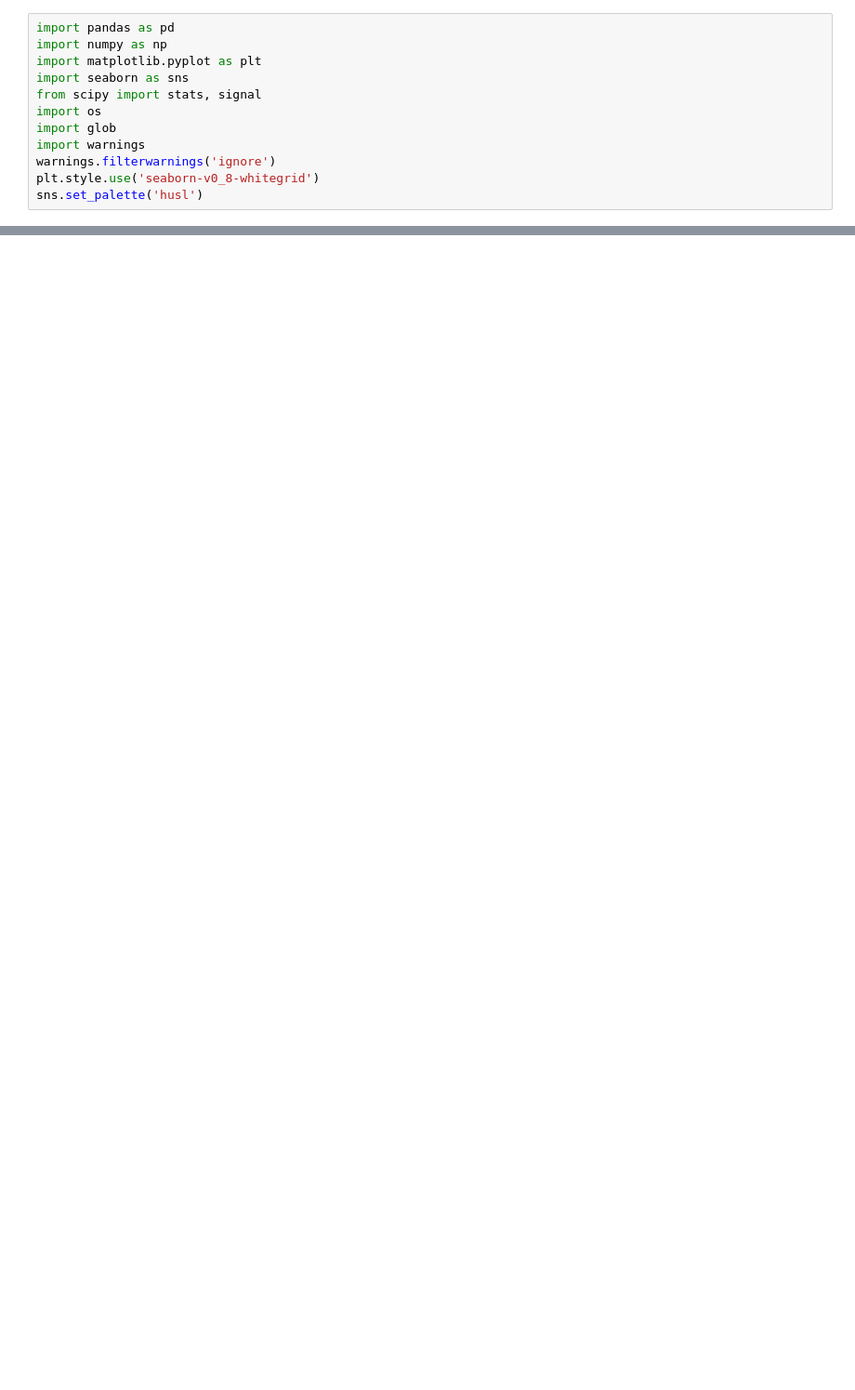
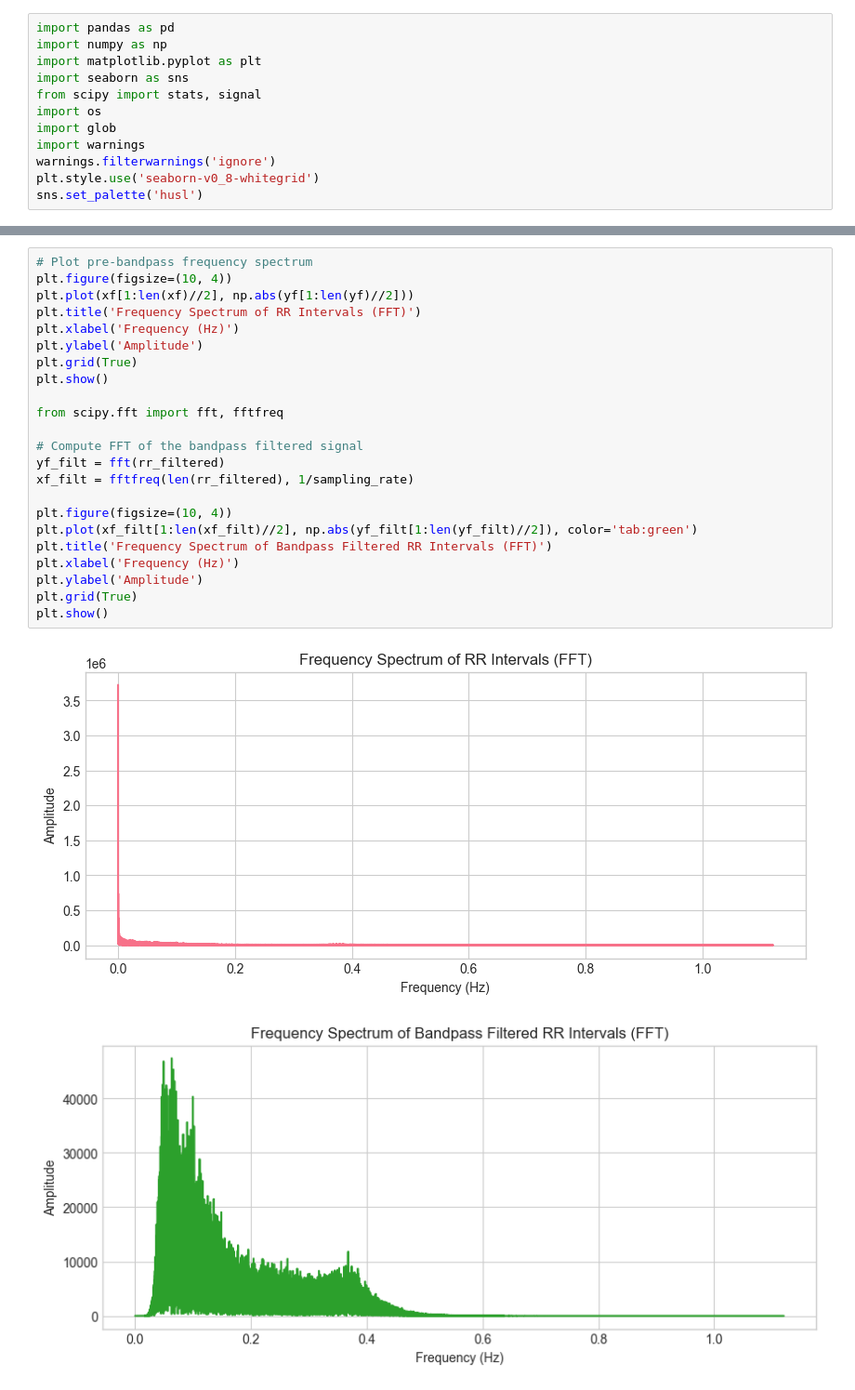
Before and after one commit to oscar-peng/datasci_223, a Jupyter notebook: lectures/04/demo/demo3-hrv-feature-extraction.ipynb, the cells around one changed output, grey strips where cells are left out. Shown at 93% size. Drawn from its saved outputs; the diff is of its cells as text; blank space fills up the shorter version.

```diff
--- a/lectures/04/demo/demo3-hrv-feature-extraction.ipynb
+++ b/lectures/04/demo/demo3-hrv-feature-extraction.ipynb
@@ -136,0 +315,26 @@ plt.show()
+# %%
+# Plot pre-bandpass frequency spectrum
+plt.figure(figsize=(10, 4))
+plt.plot(xf[1:len(xf)//2], np.abs(yf[1:len(yf)//2]))
+plt.title('Frequency Spectrum of RR Intervals (FFT)')
+plt.xlabel('Frequency (Hz)')
+plt.ylabel('Amplitude')
+plt.grid(True)
+plt.show()
+
+from scipy.fft import fft, fftfreq
+
+# Compute FFT of the bandpass filtered signal
+yf_filt = fft(rr_filtered)
+xf_filt = fftfreq(len(rr_filtered), 1/sampling_rate)
+
+plt.figure(figsize=(10, 4))
+plt.plot(xf_filt[1:len(xf_filt)//2], np.abs(yf_filt[1:len(yf_filt)//2]), color='tab:green')
+plt.title('Frequency Spectrum of Bandpass Filtered RR Intervals (FFT)')
+plt.xlabel('Frequency (Hz)')
+plt.ylabel('Amplitude')
+plt.grid(True)
+plt.show()
+# %% [output]
+[figure, added]
+[figure, added]
```
Also changed, not shown: parts of 24 cells of this notebook, 4 other files.
